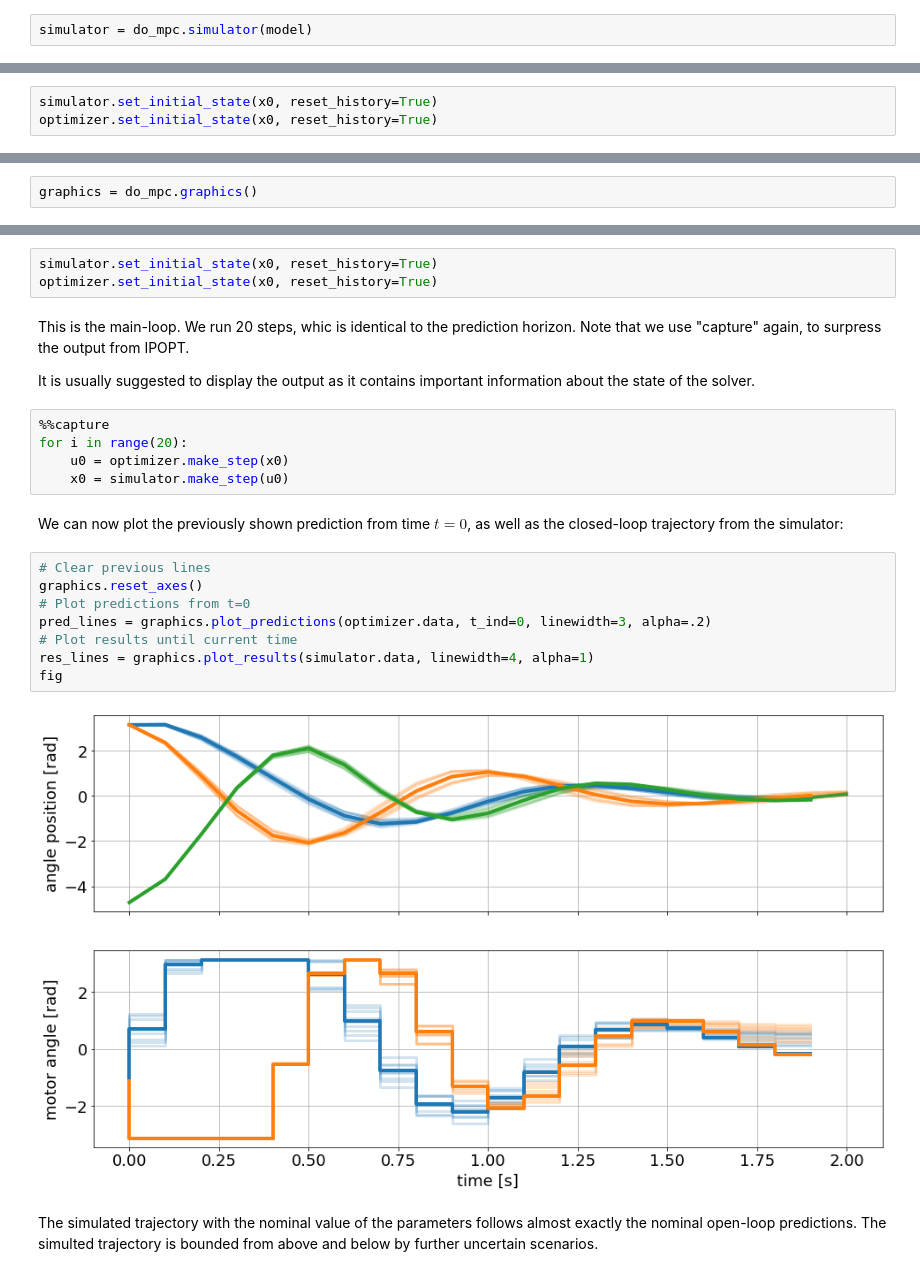
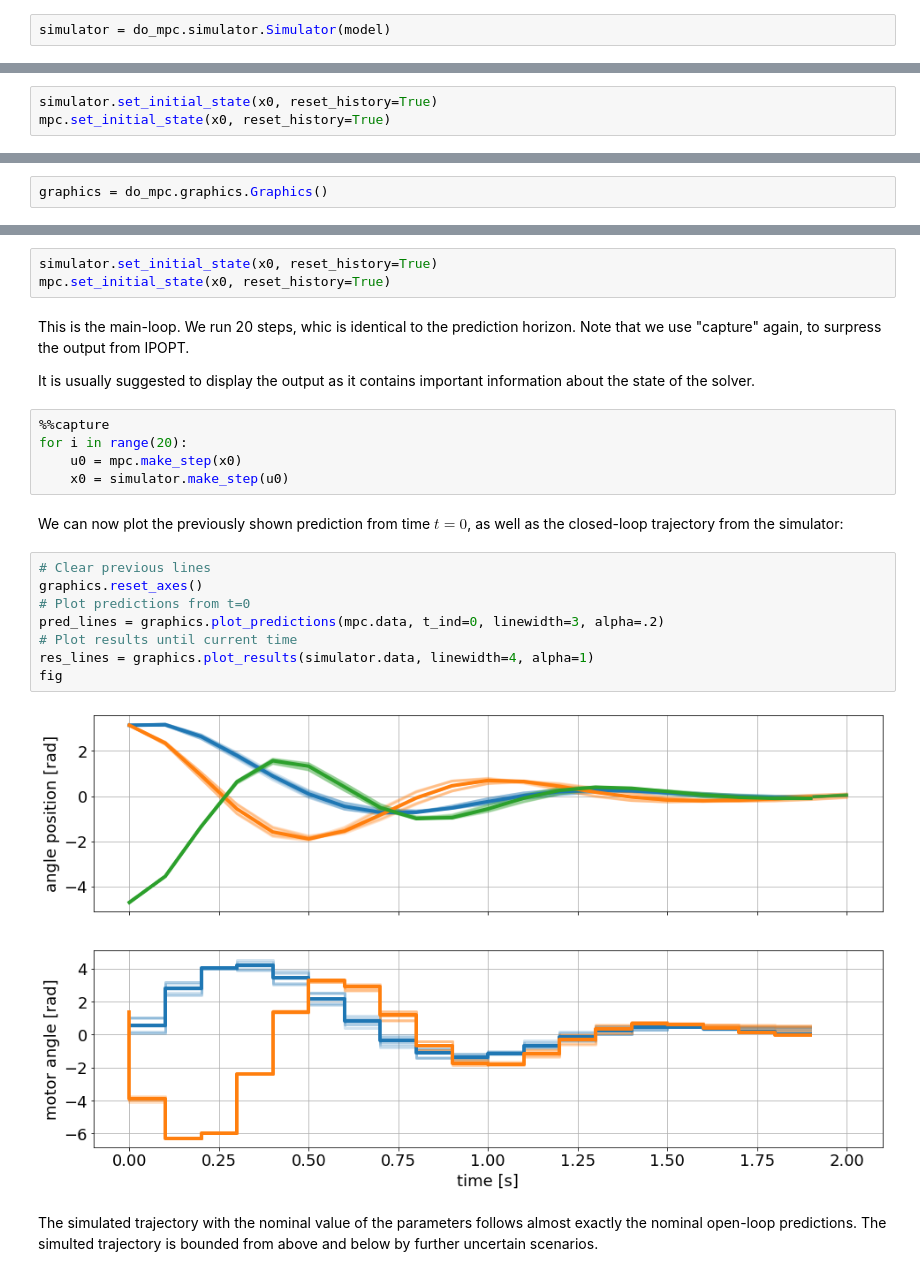
Before and after one commit to do-mpc/do-mpc, a Jupyter notebook: new_version/docs/source/getting_started.ipynb, the cells around one changed output, grey strips where cells are left out. Cells and saved outputs as stored; diff of their text form.

```diff
--- a/new_version/docs/source/getting_started.ipynb
+++ b/new_version/docs/source/getting_started.ipynb
@@ -278,7 +278,7 @@ In many cases a developed control approach is first tested on a simulated system
 
 In this section we demonstrate how to setup the `simulator` class for the given example. We initilize the class with the previously defined `model`:
 # %%
-simulator = do_mpc.simulator(model)
+simulator = do_mpc.simulator.Simulator(model)
 # %% [markdown]
 ### Simulator parameters
 
@@ -334,7 +334,7 @@ x0 = np.pi*np.array([1, 1, -1.5, 1, -1, 1, 0, 0]).reshape(-1,1)
 and use the `.set_initial_state()` method to set the initial state (which also calls `optimizer.set_initial_guess()`.
 # %%
 simulator.set_initial_state(x0, reset_history=True)
-optimizer.set_initial_state(x0, reset_history=True)
+mpc.set_initial_state(x0, reset_history=True)
 # %% [markdown]
 ### Setting up the Graphic
 To investigate the controller performance **AND** the MPC predictions, we are using the **do mpc** `graphics` module. This versatile tool allows us to conveniently configure a user-defined plot based on Matplotlib and visualize the results stored in the `optimizer.data`, `simulator.data` (and if applicable `estimator.data`) objects.
@@ -350,7 +350,7 @@ mpl.rcParams['axes.grid'] = True
 # %% [markdown]
 And initializing the `graphics module`:
 # %%
-graphics = do_mpc.graphics()
+graphics = do_mpc.graphics.Graphics()
 # %% [markdown]
 Next, we create a `figure` and obtain its `axis` object. Matplotlib offers multiple alternative ways to obtain an `axis` object, e.g. [subplots](https://matplotlib.org/3.1.1/api/_as_gen/matplotlib.pyplot.subplots.html), [subplot2grid](https://matplotlib.org/3.1.1/api/_as_gen/matplotlib.pyplot.subplot2grid.html), or simply [gca](https://matplotlib.org/3.1.1/api/_as_gen/matplotlib.pyplot.gca.html). We use `subplots`:
 # %%
@@ -447,7 +447,7 @@ Finally, we are now able to run the control loop as discussed above. We obtain t
 To make sure we start fresh, we reset the initial state and erase the history:
 # %%
 simulator.set_initial_state(x0, reset_history=True)
-optimizer.set_initial_state(x0, reset_history=True)
+mpc.set_initial_state(x0, reset_history=True)
 # %% [markdown]
 This is the main-loop. We run 20 steps, whic is identical to the prediction horizon. Note that we use "capture" again, to surpress the output from IPOPT.
 
@@ -455,20 +455,20 @@ It is usually suggested to display the output as it contains important informati
 # %%
 %%capture
 for i in range(20):
-    u0 = optimizer.make_step(x0)
+    u0 = mpc.make_step(x0)
     x0 = simulator.make_step(u0)
 # %% [markdown]
 We can now plot the previously shown prediction from time $t=0$, as well as the closed-loop trajectory from the simulator:
 # %%
 # Clear previous lines
 graphics.reset_axes()
 # Plot predictions from t=0
-pred_lines = graphics.plot_predictions(optimizer.data, t_ind=0, linewidth=3, alpha=.2)
+pred_lines = graphics.plot_predictions(mpc.data, t_ind=0, linewidth=3, alpha=.2)
 # Plot results until current time
 res_lines = graphics.plot_results(simulator.data, linewidth=4, alpha=1)
 fig
 # %% [output]
-[figure, old version]
+[figure, new version]
 # %% [markdown]
 The simulated trajectory with the nominal value of the parameters follows almost exactly the nominal open-loop predictions. The simulted trajectory is bounded from above and below by further uncertain scenarios.
 # %% [markdown]
```
Also changed, not shown: parts of 15 cells of this notebook, 15 other files.
